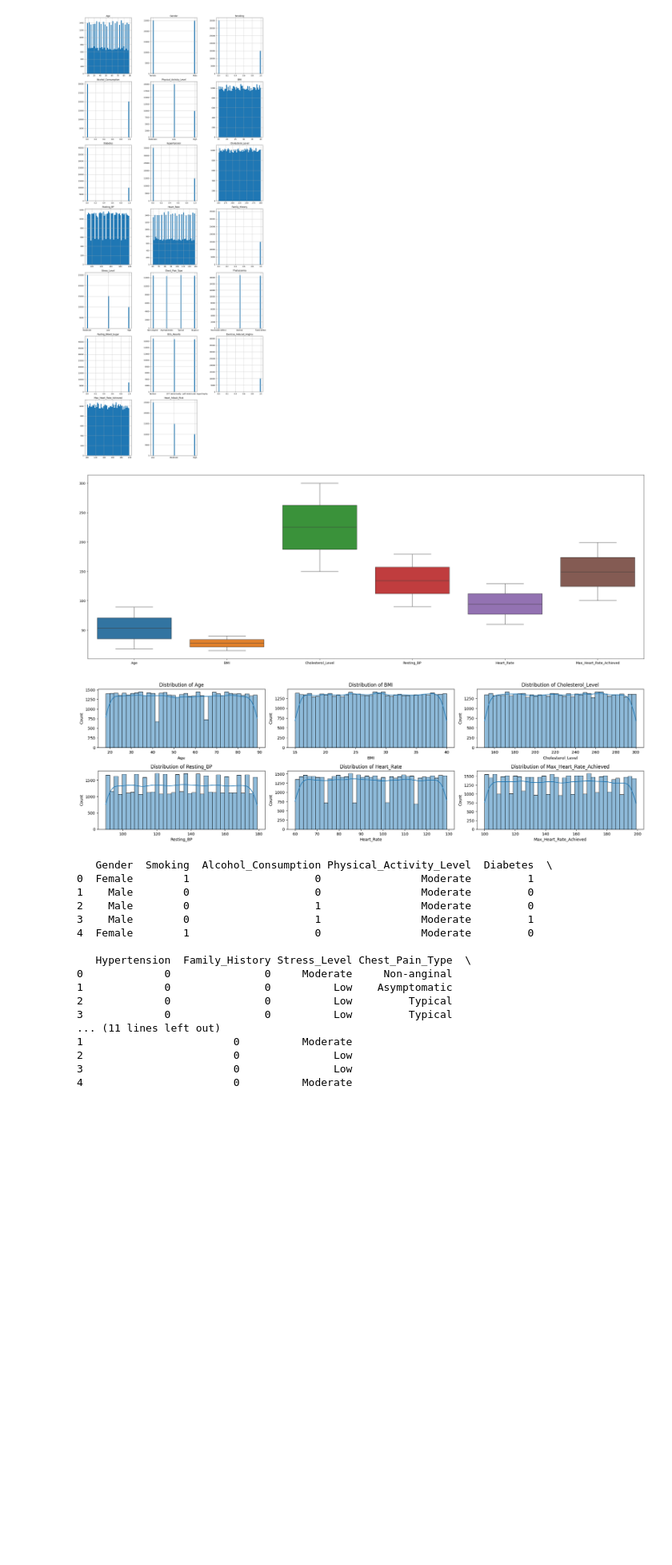
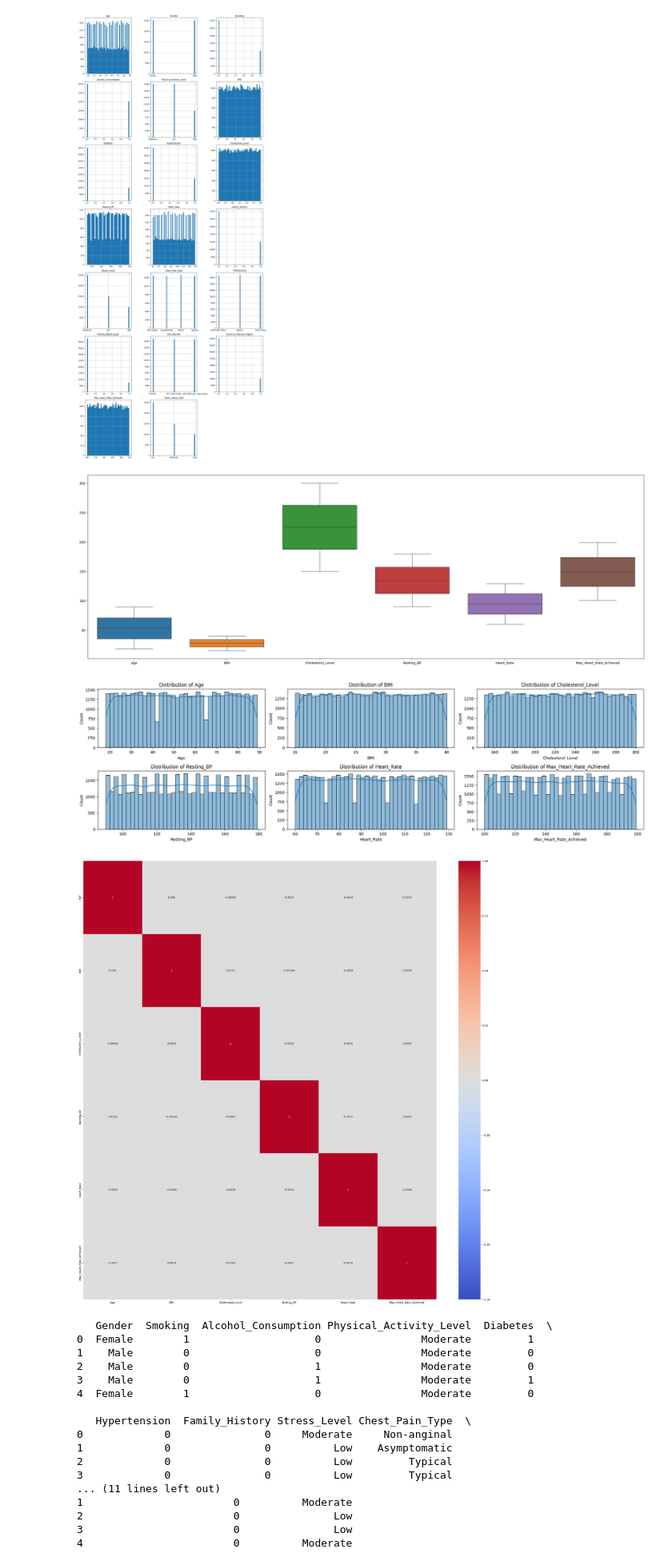
Before and after one commit to wheselmans/data_science_cases, a Jupyter notebook: cases/Cases_LogReg_Geert_HeartAttackRiskPrediction/CaseLogReg_20250205.ipynb, the cells around one changed output. Shown: that part at 80% size. Saved outputs shown, nothing was run; the diff lists cells and outputs as text; code cells hidden in the pictures; blank space fills up the shorter version.

Commit message:
Analyze numerische variabelen

```diff
--- a/cases/Cases_LogReg_Geert_HeartAttackRiskPrediction/CaseLogReg_20250205.ipynb
+++ b/cases/Cases_LogReg_Geert_HeartAttackRiskPrediction/CaseLogReg_20250205.ipynb
@@ -202,27 +204,37 @@ plt.show()
 # %%
 # analyze van de features, eerst de numerische features
 # eerst een boxplot, voor de numerische waarde
 
+
+# eerste een box-plot van de
 fig = plt.figure(figsize=(30,10))
 sns.boxplot(df_num)
 plt.show()
 
-# dan de variantie
-df_num.describe()
-
-
+# apart histogram van de
 plt.figure(figsize=(20,14))
-
 for i, col in enumerate(df_num_col,1):
     plt.subplot(5,3,i)
     sns.histplot(df[col], kde=True, palette='skyblue')
     plt.title(f"Distribution of {col}")
-
 plt.tight_layout()
 plt.show()
+
+# dit lijkt een normale verdeling
+# hier geen log-verfijning nodig
+
+
+# is er een correlatie tussen de numerische variabelen?
+# Create correaltion heatmap
+fig = plt.figure(figsize=(30,30))
+sns.heatmap(df_num.corr(), vmin=-1, vmax=1, annot=True, cmap='coolwarm')
+plt.show()
+
+# nee,
 # %% [output]
 [figure]
 [figure]
+[figure, added]
 # %%
 # analyze van de features, eerst de categorische features
 # eerst een boxplot
```
Also changed, not shown: parts of 8 cells of this notebook.
